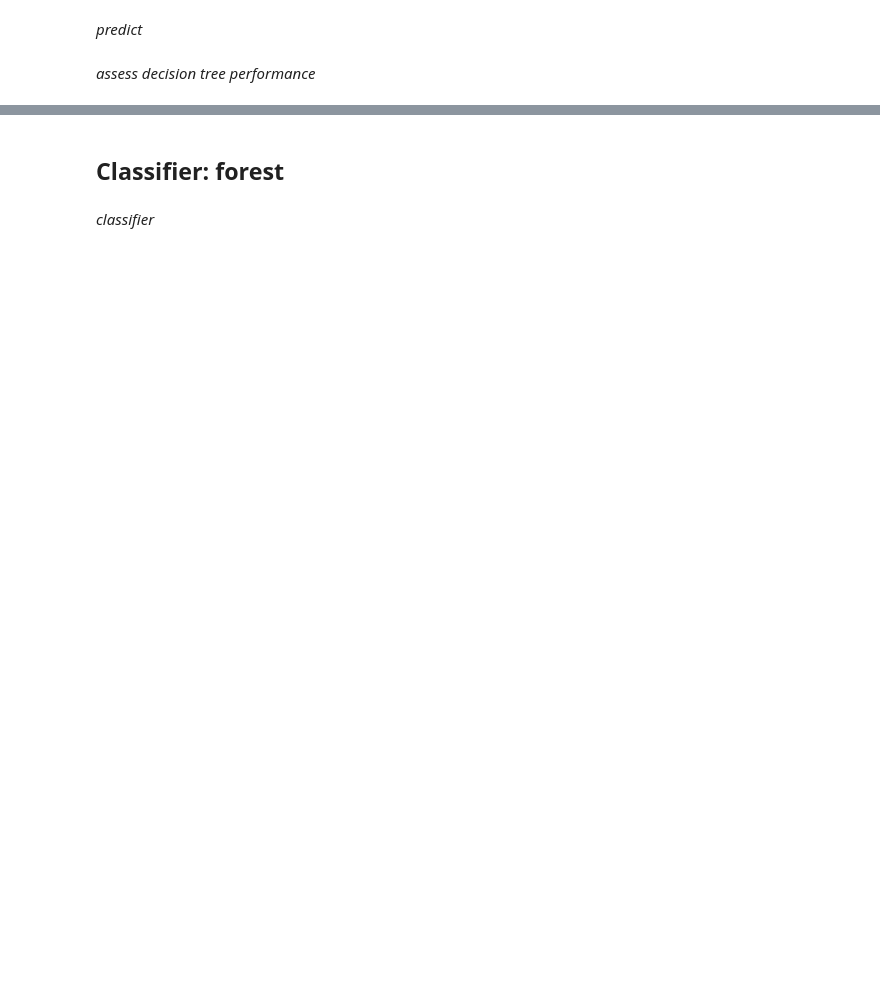
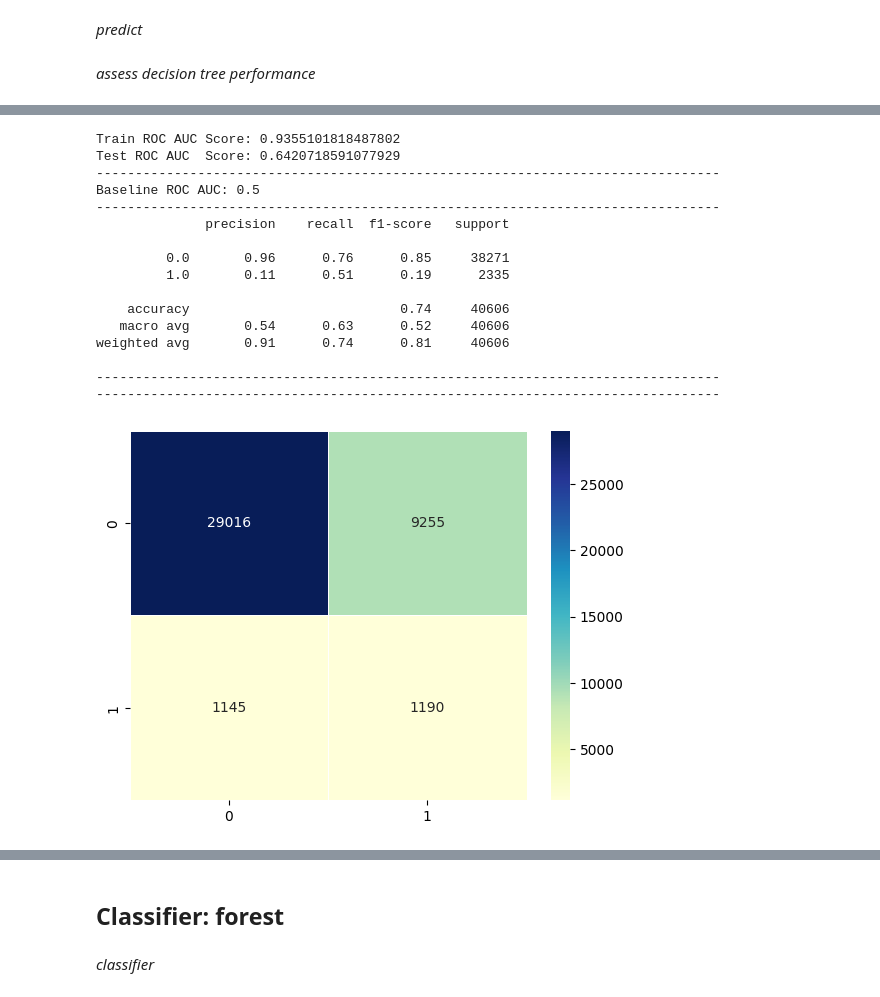
Before and after one commit to dschjanice/ML_project_fraud_detection, a Jupyter notebook: wip_Fraud_Detection_Starter.ipynb, the cells around one changed output, grey strips where cells are left out. Cells and saved outputs as stored; diff of their text form; code cells hidden in the pictures; blank space fills up the shorter version.

Commit message:
baseline model

```diff
--- a/wip_Fraud_Detection_Starter.ipynb
+++ b/wip_Fraud_Detection_Starter.ipynb
@@ -465,3 +447,15 @@ X_train.shape, y_train.shape
 #y_train
 # %% [output]
 ((94745, 62), (94745,))
+# %%
+from imblearn.over_sampling import RandomOverSampler
+from collections import Counter
+
+# Apply RandomOverSampler to balance the dataset
+os =  RandomOverSampler()
+X_res, y_res = os.fit_resample(X_train, y_train)
+X_train = X_res
+y_train = y_res
+
+# New count after balancing -> {0: 900, 1: 900}
+print('Resampled dataset shape {}'.format(Counter(y_res)))
@@ -471,7 +467,7 @@ X_train.shape, y_train.shape
 *define classifier*
 # %%
 from sklearn.tree import DecisionTreeClassifier
-tree = DecisionTreeClassifier(max_depth = 2, random_state=RSEED)
+tree = DecisionTreeClassifier(max_depth = 15, random_state=RSEED)
 # %% [markdown]
 *fit the model*
 # %%
@@ -521,0 +494,62 @@ weighted avg       0.89      0.94      0.92     40648
+# %%
+# Make probability predictions
+X_train_probs_dt = tree.predict_proba(X_train)[:, 1]
+X_test_probs_dt = tree.predict_proba(X_test)[:, 1]
+
+X_train_predictions_dt = tree.predict(X_train)
+
+from sklearn.metrics import precision_score, recall_score, roc_auc_score, roc_curve
+
+print(f'Train ROC AUC Score: {roc_auc_score(y_train, X_train_probs_dt)}')
+print(f'Test ROC AUC  Score: {roc_auc_score(y_test, X_test_probs_dt)}')
+print("--------"*10)
+print(f'Baseline ROC AUC: {roc_auc_score(y_test, [1 for _ in range(len(y_test))])}')
+print("--------"*10)
+# Print classification report of our model
+print(classification_report(y_test, y_pred_dt))
+print("--------"*10)
+
+# Evaluate the model with a confusion matrix
+cm_dt = confusion_matrix(y_test, y_pred_dt)
+sns.heatmap(cm_dt, cmap='YlGnBu', annot=True, fmt='d', linewidths=.5);
+
+from sklearn.ensemble import RandomForestClassifier
+from sklearn.metrics import precision_score, recall_score, roc_auc_score, roc_curve
+
+print("--------"*10)
+# Plot formatting
+plt.style.use('fivethirtyeight')
+plt.rcParams['font.size'] = 18
+
+# Calculate false positive rates and true positive rates
+base_fpr, base_tpr, _ = roc_curve(y_test, [1 for _ in range(len(y_test))])
+model_fpr, model_tpr, _ = roc_curve(y_test, X_test_probs_dt)
+
+plt.figure(figsize = (8, 6))
+plt.rcParams['font.size'] = 16
+
+# Plot both curves
+plt.plot(base_fpr, base_tpr, 'b', label = 'baseline')
+plt.plot(model_fpr, model_tpr, 'r', label = 'model')
+plt.legend()
+plt.xlabel('False Positive Rate');
+plt.ylabel('True Positive Rate'); plt.title('ROC Curves')
+plt.show()
+# %% [output]
+Train ROC AUC Score: 0.9355101818487802
+Test ROC AUC  Score: 0.6420718591077929
+--------------------------------------------------------------------------------
+Baseline ROC AUC: 0.5
+--------------------------------------------------------------------------------
+              precision    recall  f1-score   support
+
+         0.0       0.96      0.76      0.85     38271
+         1.0       0.11      0.51      0.19      2335
+
+    accuracy                           0.74     40606
+   macro avg       0.54      0.63      0.52     40606
+weighted avg       0.91      0.74      0.81     40606
+
+--------------------------------------------------------------------------------
+--------------------------------------------------------------------------------
+[figure, added]
```
Also changed, not shown: parts of 38 cells of this notebook.
